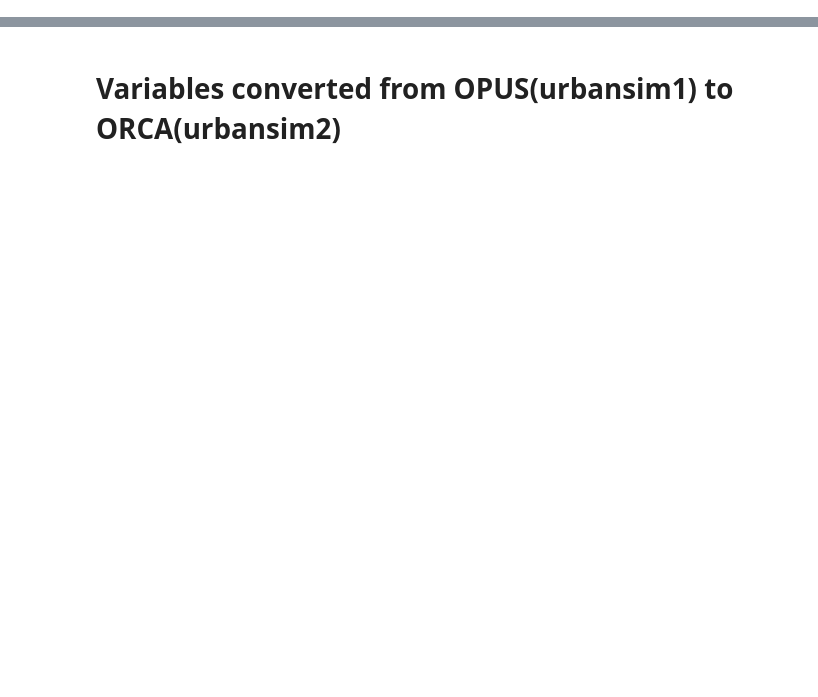
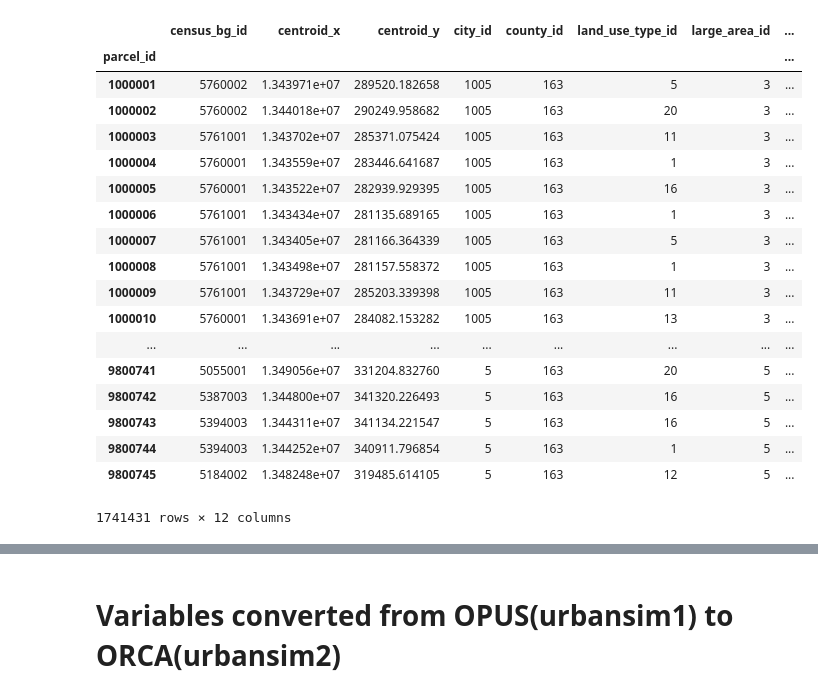
Before and after one commit to SEMCOG/semcog_urbansim, a Jupyter notebook: HLCM_variables.ipynb, the cells around one changed output, grey strips where cells are left out. Cells and saved outputs as stored; diff of their text form; code cells hidden in the pictures; blank space fills up the shorter version.

```diff
--- a/HLCM_variables.ipynb
+++ b/HLCM_variables.ipynb
@@ -15,0 +64,22 @@ import orca
+# %%
+orca.get_table('parcels').to_frame(orca.get_table('parcels').local_columns)
+# %% [output]
+|  | census_bg_id | centroid_x | centroid_y | city_id | county_id | land_use_type_id | large_area_id | ... |
+| parcel_id |  |  |  |  |  |  |  | ... |
+| 1000001 | 5760002 | 1.343971e+07 | 289520.182658 | 1005 | 163 | 5 | 3 | ... |
+| 1000002 | 5760002 | 1.344018e+07 | 290249.958682 | 1005 | 163 | 20 | 3 | ... |
+| 1000003 | 5761001 | 1.343702e+07 | 285371.075424 | 1005 | 163 | 11 | 3 | ... |
+| 1000004 | 5760001 | 1.343559e+07 | 283446.641687 | 1005 | 163 | 1 | 3 | ... |
+| 1000005 | 5760001 | 1.343522e+07 | 282939.929395 | 1005 | 163 | 16 | 3 | ... |
+| 1000006 | 5761001 | 1.343434e+07 | 281135.689165 | 1005 | 163 | 1 | 3 | ... |
+| 1000007 | 5761001 | 1.343405e+07 | 281166.364339 | 1005 | 163 | 5 | 3 | ... |
+| 1000008 | 5761001 | 1.343498e+07 | 281157.558372 | 1005 | 163 | 1 | 3 | ... |
+| 1000009 | 5761001 | 1.343729e+07 | 285203.339398 | 1005 | 163 | 11 | 3 | ... |
+| 1000010 | 5760001 | 1.343691e+07 | 284082.153282 | 1005 | 163 | 13 | 3 | ... |
+| ... | ... | ... | ... | ... | ... | ... | ... | ... |
+| 9800741 | 5055001 | 1.349056e+07 | 331204.832760 | 5 | 163 | 20 | 5 | ... |
+| 9800742 | 5387003 | 1.344800e+07 | 341320.226493 | 5 | 163 | 16 | 5 | ... |
+| 9800743 | 5394003 | 1.344311e+07 | 341134.221547 | 5 | 163 | 16 | 5 | ... |
+| 9800744 | 5394003 | 1.344252e+07 | 340911.796854 | 5 | 163 | 1 | 5 | ... |
+| 9800745 | 5184002 | 1.348248e+07 | 319485.614105 | 5 | 163 | 12 | 5 | ... |
+1741431 rows × 12 columns
```
Also changed, not shown: parts of 18 cells of this notebook, 2 other files.
